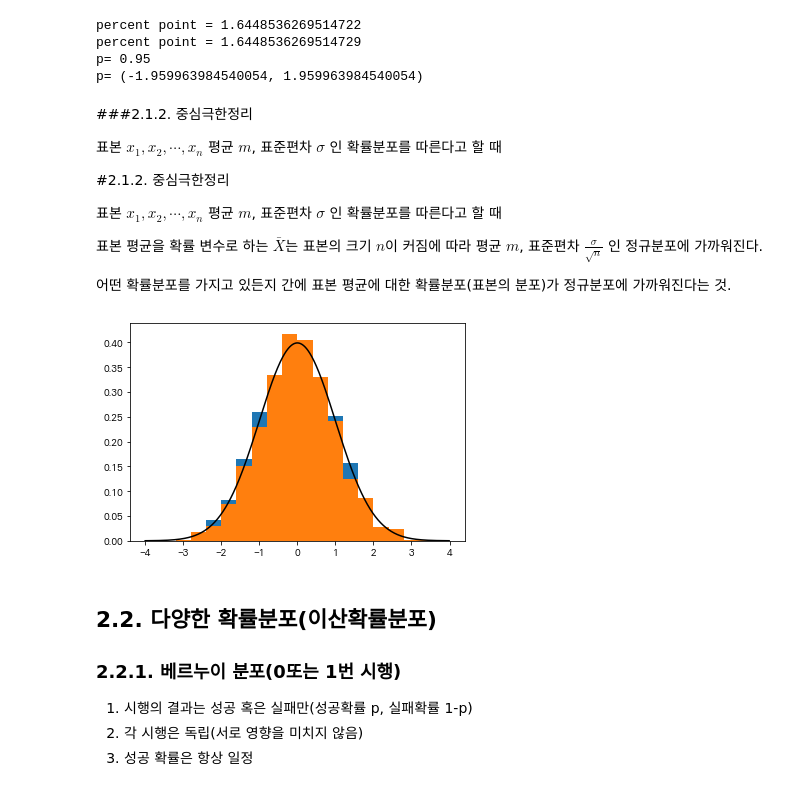
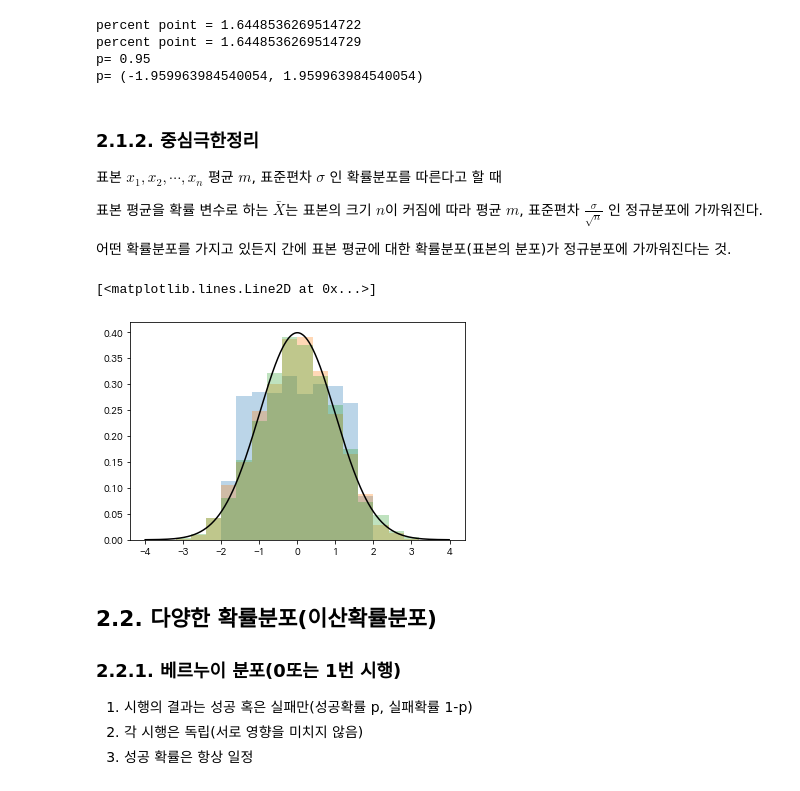
Before and after one commit to cherub8128/Lecture, a Jupyter notebook: Data_Science.ipynb, the cells around one changed output. Saved outputs shown, nothing was run; the diff lists cells and outputs as text; code cells hidden in the pictures.

```diff
--- a/Data_Science.ipynb
+++ b/Data_Science.ipynb
@@ -226,11 +234,7 @@ percent point = 1.6448536269514729
 p= 0.95
 p= (-1.959963984540054, 1.959963984540054)
 # %% [markdown]
-###2.1.2. 중심극한정리
-
-표본 $x_1, x_2, \cdots , x_n$ 평균 $m$, 표준편차 $\sigma$ 인 확률분포를 따른다고 할 때
-
-#2.1.2. 중심극한정리
+### 2.1.2. 중심극한정리
 
 표본 $x_1, x_2, \cdots , x_n$ 평균 $m$, 표준편차 $\sigma$ 인 확률분포를 따른다고 할 때
 
@@ -238,20 +242,22 @@ p= (-1.959963984540054, 1.959963984540054)
 
 어떤 확률분포를 가지고 있든지 간에 표본 평균에 대한 확률분포(표본의 분포)가 정규분포에 가까워진다는 것.
 # %%
+import matplotlib.animation as animation
+
 N = 2000
 y= np.zeros(N)
-for n in [5, 5000]:
-    for i in range(N):
-        x = scipy.stats.uniform.rvs(size=n) #[0,1]구간에서 균일하고(평균1/2, 표준편차 1/root(12)) 랜덤하게 n개의 변수를 뽑는다.
-        y[i] = (x.mean() - 1/2)/(np.sqrt(1/12)/np.sqrt(n)) #각각의 값 표준화
-    plt.hist(y, bins=20, range=(-4,4), density=True)
-
-xx = np.arange(-4, 4, 0.01)
-nrm = scipy.stats.norm.pdf(xx, loc=0.0, scale=1.0 )
-plt.plot(xx, nrm, c='k')
+for n in [1,5,500]:
+    for i in range(N): #N번 반복
+        x = scipy.stats.uniform.rvs(size=n) #[0,1]구간에서 균일하고 랜덤하게 n개의 변수를 뽑는다.(평균1/2, 표준편차 1/root(12))
+        y[i] = (x.mean() - 1/2)/(np.sqrt(1/12)/np.sqrt(n)) #각각의 값 표준화 후 y에 저장
+    fig = plt.hist(y, bins=20, range=(-4,4), density=True, alpha=0.3) #히스토그램 그리기
+xx = np.arange(-4, 4, 0.01) #정규분포 x축
+nrm = scipy.stats.norm.pdf(xx, loc=0.0, scale=1.0 ) #정규분포 y값
+plt.plot(xx, nrm, c='k') #정규분포 그리기
 plt.show()
 # %% [output]
+[<matplotlib.lines.Line2D at 0x...>]
-[figure, old version]
+[figure, new version]
 # %% [markdown]
 ## 2.2. 다양한 확률분포(이산확률분포)
 
```
Also changed, not shown: parts of 4 cells of this notebook.
